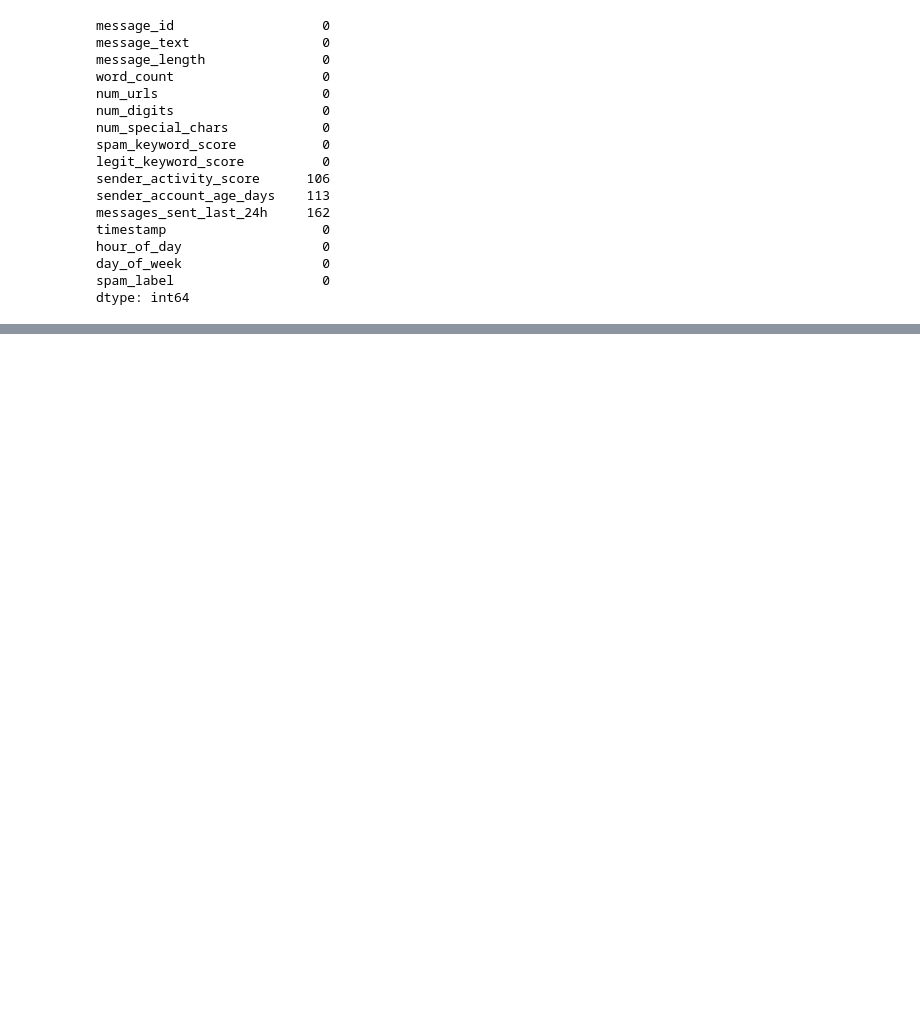
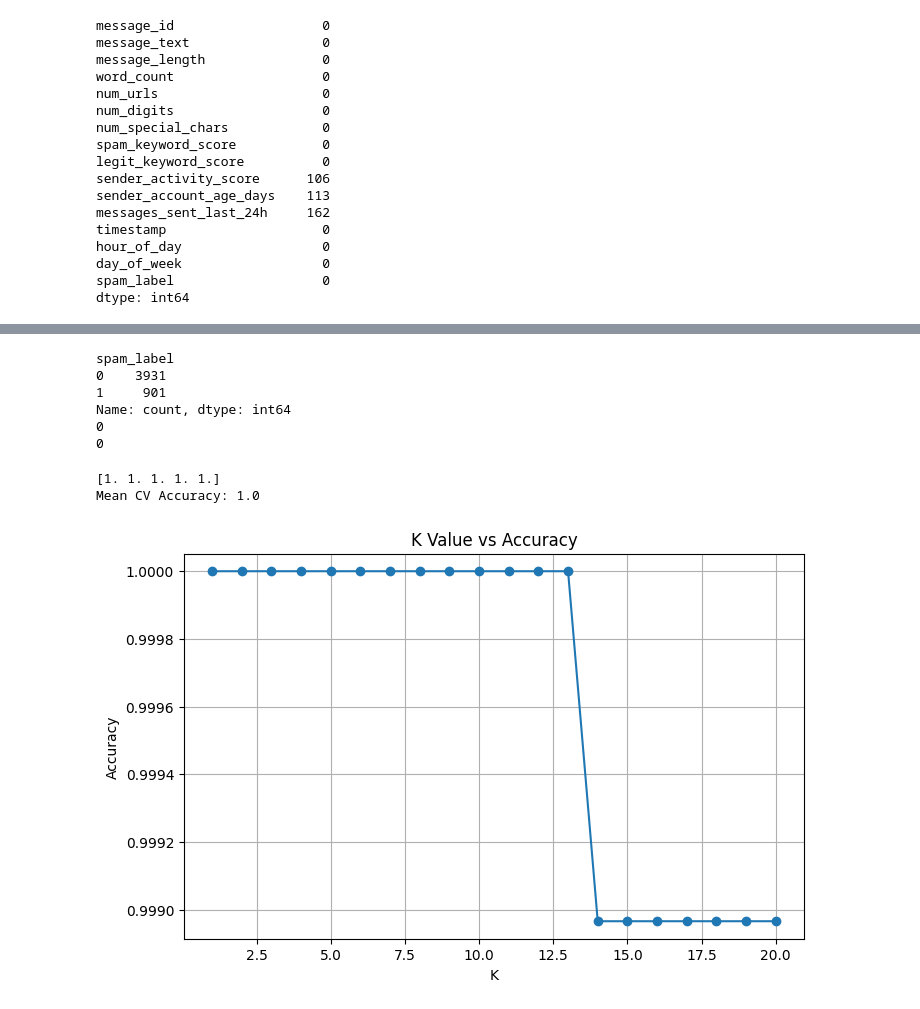
Before and after one commit to Parth-M-M/Rnw, a Jupyter notebook: algorithms/Superviced learning/pr4/pr4.ipynb, the cells around one changed output, grey strips where cells are left out. Drawn from its saved outputs; the diff is of its cells as text; code cells hidden in the pictures; blank space fills up the shorter version.

```diff
--- a/algorithms/Superviced learning/pr4/pr4.ipynb
+++ b/algorithms/Superviced learning/pr4/pr4.ipynb
@@ -4,4 +4,6 @@ import numpy as np
 import matplotlib.pyplot as plt
 import seaborn as sns
 # %%
-df = pd.read_csv(r'E:\Rnw\algorithms\Superviced learning\pr4\Message_Intelligence_Dataset_5200 - Message_Intelligence_Dataset_5200.csv.csv')
+df = pd.read_csv(r'E:\Rnw\algorithms\Superviced learning\pr4\message.csv')
+
+df.head()
@@ -241,0 +83,9 @@ plt.show()
+# %%
+X = df.drop(columns=[
+    "message_id",
+    "message_text",
+    "timestamp",
+    "spam_label"
+])
+
+y = df["spam_label"]
@@ -241,0 +114,13 @@ plt.show()
+# %%
+X_train, X_test, y_train, y_test = train_test_split(
+    X,
+    y,
+    test_size=0.2,
+    random_state=42,
+    stratify=y
+)
+
+scaler = StandardScaler()
+
+X_train = scaler.fit_transform(X_train)
+X_test = scaler.transform(X_test)
@@ -241,0 +133,31 @@ plt.show()
+# %%
+# Check class balance
+print(df["spam_label"].value_counts())
+
+# Check duplicate rows
+print(df.duplicated().sum())
+
+# Check duplicate feature rows
+print(df.drop(columns=["spam_label"]).duplicated().sum())
+# %% [output]
+spam_label
+0    3931
+1     901
+Name: count, dtype: int64
+0
+0
+# %%
+from sklearn.model_selection import cross_val_score
+
+scores = cross_val_score(
+    KNeighborsClassifier(n_neighbors=5),
+    X_scaled,
+    y,
+    cv=5
+)
+
+print(scores)
+print("Mean CV Accuracy:", scores.mean())
+# %% [output]
+[1. 1. 1. 1. 1.]
+Mean CV Accuracy: 1.0
@@ -241,0 +183,19 @@ plt.show()
+# %%
+accuracy=[]
+
+for k in range(1,21):
+    model=KNeighborsClassifier(n_neighbors=k)
+    model.fit(X_train,y_train)
+    pred=model.predict(X_test)
+
+    accuracy.append(accuracy_score(y_test,pred))
+
+plt.figure(figsize=(8,5))
+plt.plot(range(1,21),accuracy,marker='o')
+plt.xlabel("K")
+plt.ylabel("Accuracy")
+plt.title("K Value vs Accuracy")
+plt.grid()
+plt.show()
+# %% [output]
+[figure, added]
```
Also changed, not shown: parts of 45 cells of this notebook, 2 other files.
